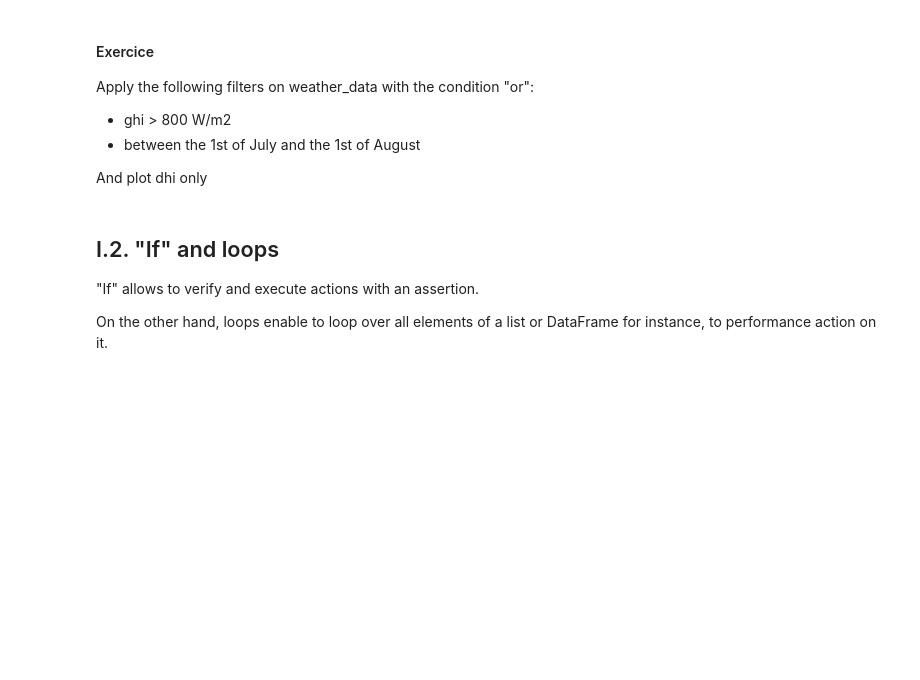
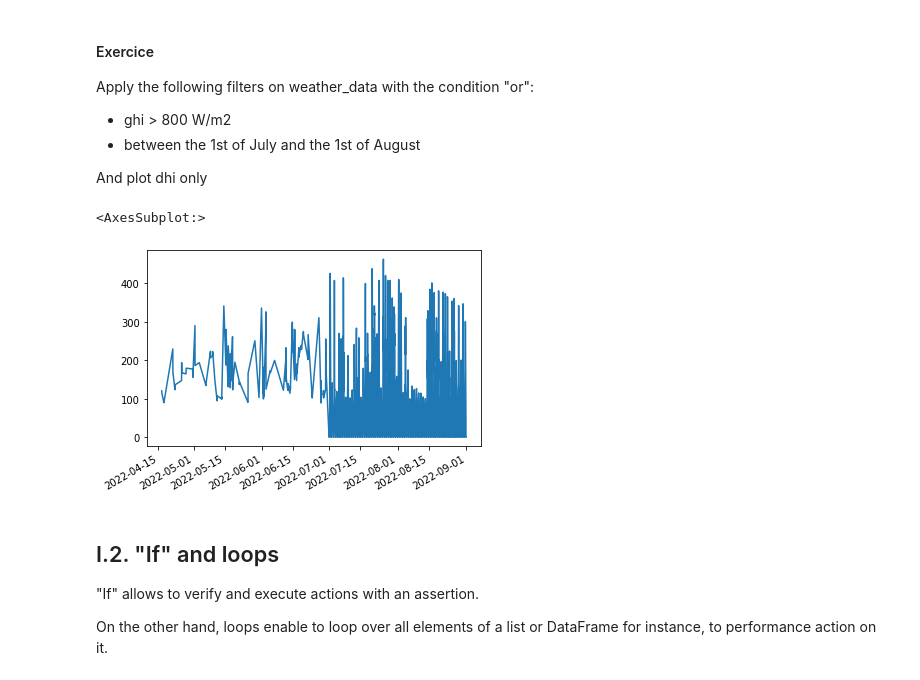
Before and after one commit to AlexandreHugoMathieu/pvfault_detection_solar_academy, a Jupyter notebook: notebooks/python_intro2_horizon_mask.ipynb, the cells around one changed output. Drawn from its saved outputs; the diff is of its cells as text; code cells hidden in the pictures; blank space fills up the shorter version.

Commit message:
Slides adjustment + Correction fully up to date + AC power notebook ready

```diff
--- a/notebooks/python_intro2_horizon_mask.ipynb
+++ b/notebooks/python_intro2_horizon_mask.ipynb
@@ -85,6 +140,18 @@ Apply the following filters on weather_data with the condition "or":
 - between the 1st of July and the 1st of August
 
 And plot dhi only
+# %%
+filter_1 = weather_data["ghi"] > 800
+
+filter_date1 = (weather_data.index > pd.to_datetime("20220701").tz_localize("CET"))
+filter_date2 = (weather_data.index < pd.to_datetime("20220901").tz_localize("CET"))
+filter_2 = filter_date1 & filter_date2
+
+filter = filter_1 | filter_2
+weather_data.loc[filter, "dhi"].plot()
+# %% [output]
+<AxesSubplot:>
+[figure, added]
 # %% [markdown]
 ## I.2. "If" and loops
 
```
Also changed, not shown: parts of 22 cells of this notebook, 5 other files.
